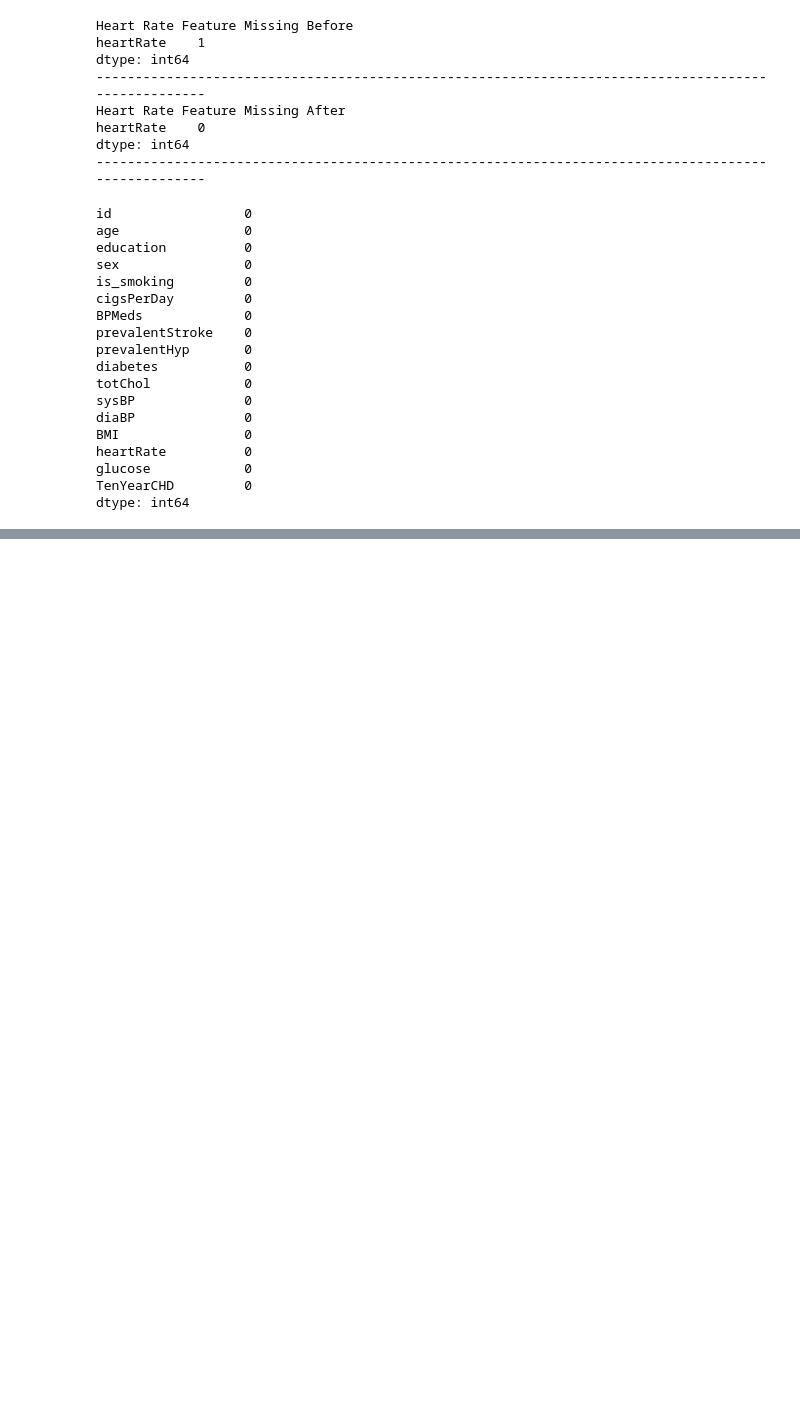
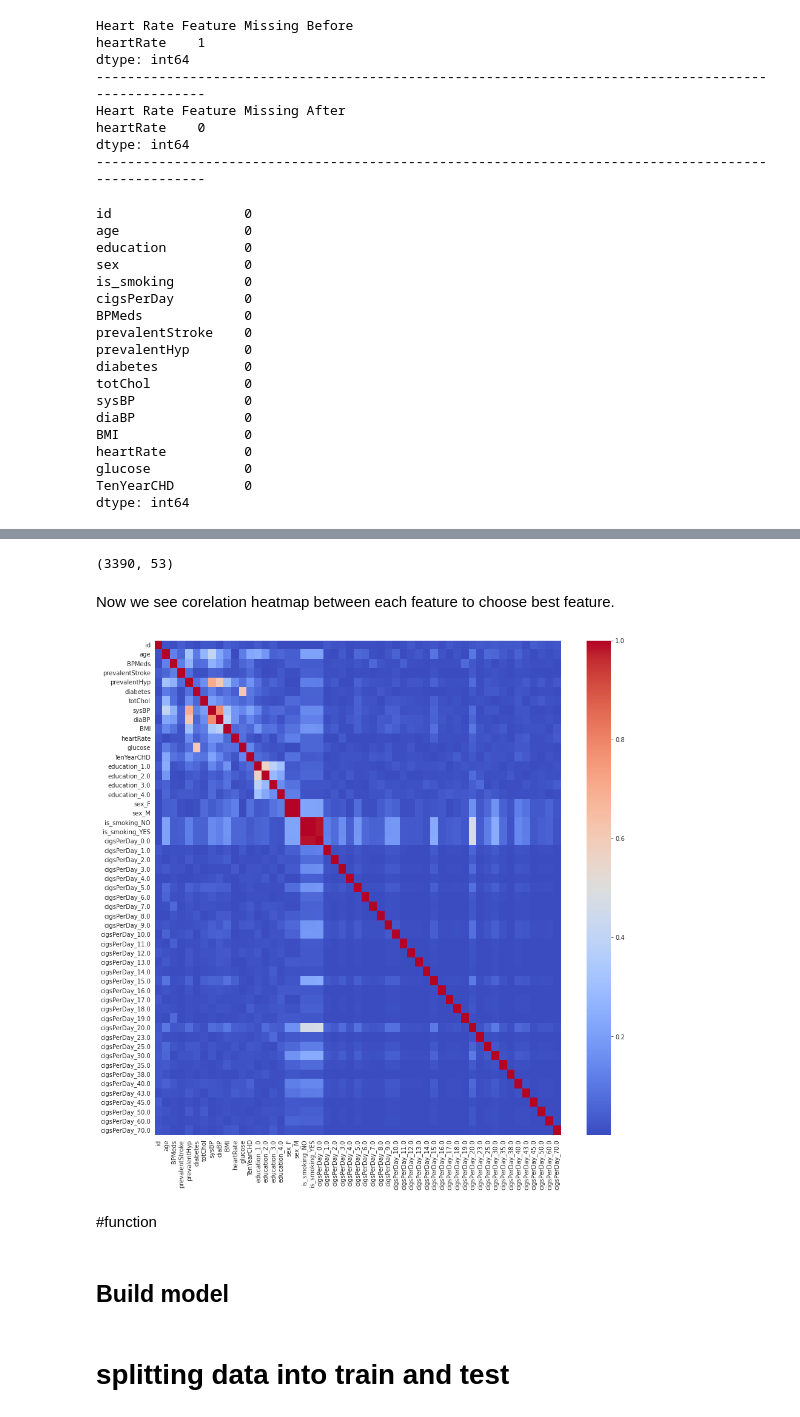
Before and after one commit to Kunaltembhare003/Cardiovascular-heart-diseases, a Jupyter notebook: Cardiovascular_heart_diseases.ipynb, the cells around one changed output, grey strips where cells are left out. Saved outputs shown, nothing was run; the diff lists cells and outputs as text; code cells hidden in the pictures; blank space fills up the shorter version.

```diff
--- a/Cardiovascular_heart_diseases.ipynb
+++ b/Cardiovascular_heart_diseases.ipynb
@@ -842,0 +882,6 @@ dtype: int64
+# %%
+# One hot encoding
+final_data = pd.get_dummies(df_copy, columns=["education",
+                                         'sex',
+                                         'is_smoking',
+                                         'cigsPerDay'])
@@ -843,2 +897,20 @@ dtype: int64
+# %%
+final_data.shape
+# %% [output]
+(3390, 53)
+# %% [markdown]
+Now we see corelation heatmap between each feature to choose best feature.
+# %%
+ ## Correlation
+plt.figure(figsize=(15,15))
+correlation_1 = final_data.corr()
+sns.heatmap(abs(correlation_1), cmap='coolwarm')
+plt.show()
+# %% [output]
+[figure, added]
 # %% [markdown]
-##
+#function
+# %% [markdown]
+## Build model
+# %% [markdown]
+# splitting data into train and test
```
Also changed, not shown: parts of 61 cells of this notebook.
